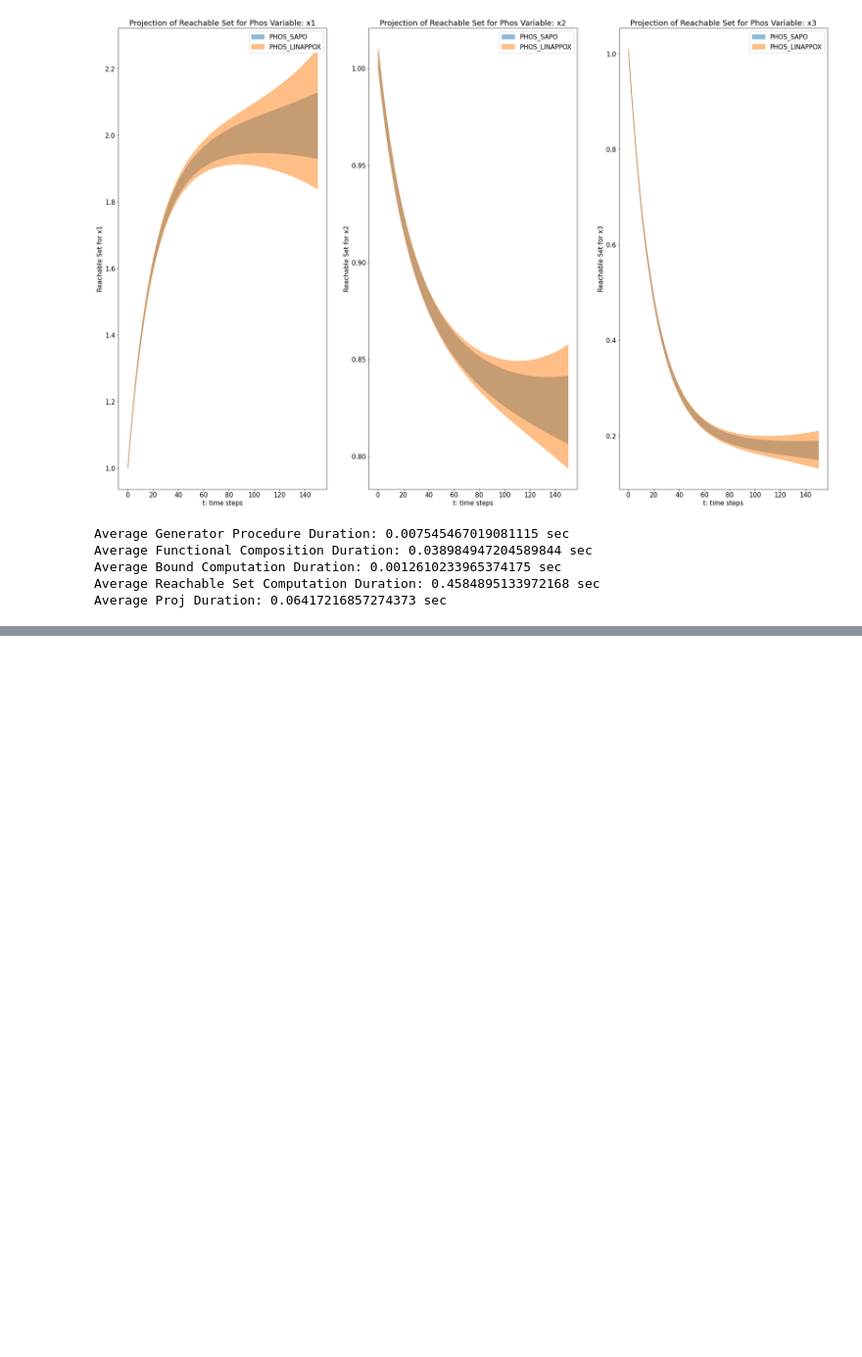
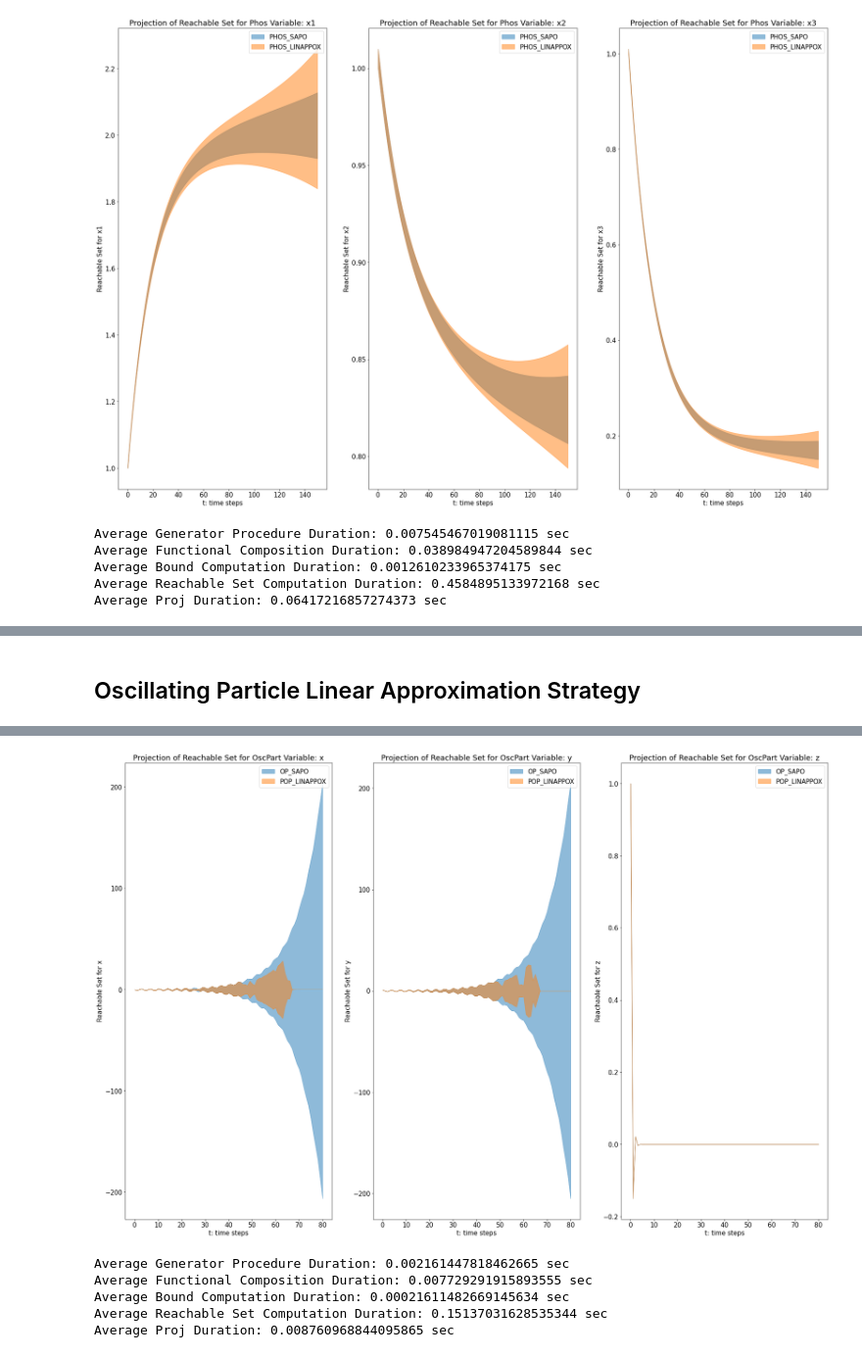
Before and after one commit to Tarheel-Formal-Methods/kaa-dynamic, a Jupyter notebook: template-demo.ipynb, the cells around one changed output, grey strips where cells are left out. Shown at 98% size. Drawn from its saved outputs; the diff is of its cells as text; code cells hidden in the pictures; blank space fills up the shorter version.

```diff
--- a/template-demo.ipynb
+++ b/template-demo.ipynb
@@ -519,0 +592,16 @@ Average Proj Duration: 0.06417216857274373 sec
+# %% [markdown]
+## Oscillating Particle Linear Approximation Strategy
+# %%
+'Lin Strategy Parameters'
+OP_LIN_ITER_STEPS = 3 #Number of steps between each recomputation of LinApprox Templates.
+
+lin_strat = LinStrat(op, iter_steps=OP_LIN_ITER_STEPS)
+op_lin_flow = op_reach.computeReachSet(OP_NUM_STEPS, tempstrat=lin_strat) #Run LinApprox Strat
+
+op_lin_plot = Plot()
+op_lin_plot.add(op_flow, "OP_SAPO") #Add Sapo's flowpipe first.
+op_lin_plot.add(op_lin_flow, "POP_LINAPPOX") #Add our LinApprox flowipe next.
+
+op_lin_plot.plot(0,1,2)
+Timer.generate_stats()
+# %% [output]
@@ -519,0 +625,6 @@ Average Proj Duration: 0.06417216857274373 sec
+[figure, added]
+Average Generator Procedure Duration: 0.002161447818462665 sec
+Average Functional Composition Duration: 0.007729291915893555 sec
+Average Bound Computation Duration: 0.00021611482669145634 sec
+Average Reachable Set Computation Duration: 0.15137031628535344 sec
+Average Proj Duration: 0.008760968844095865 sec
```
Also changed, not shown: parts of 5 cells of this notebook.
